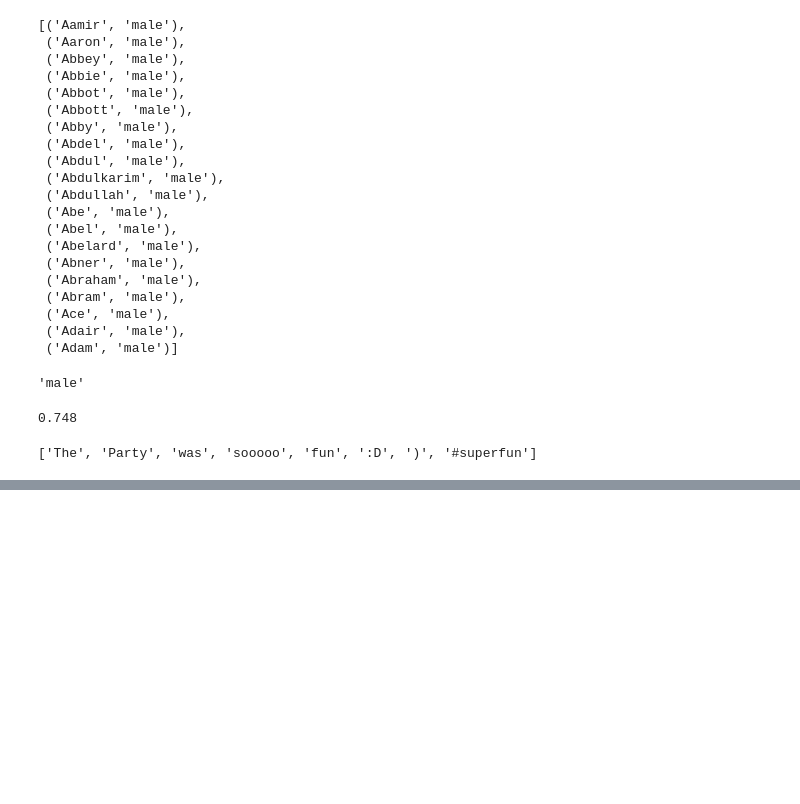
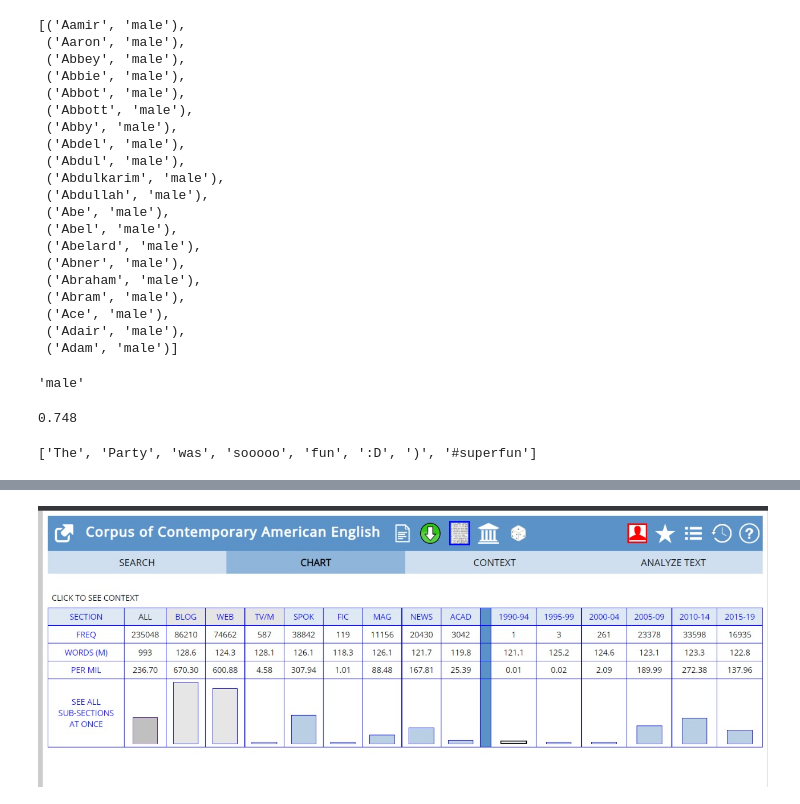
Before and after one commit to Samriddh2703/NLP_tasks, a Jupyter notebook: NLPday2.ipynb, the cells around one changed output, grey strips where cells are left out. Cells and saved outputs as stored; diff of their text form; code cells hidden in the pictures; blank space fills up the shorter version.

```diff
--- a/NLPday2.ipynb
+++ b/NLPday2.ipynb
@@ -83,0 +93,4 @@ twtkn.tokenize(text)
+# %%
+Image('coca3.jpeg')
+# %% [output]
+[figure, added]
```
Also changed, not shown: parts of 5 cells of this notebook.
